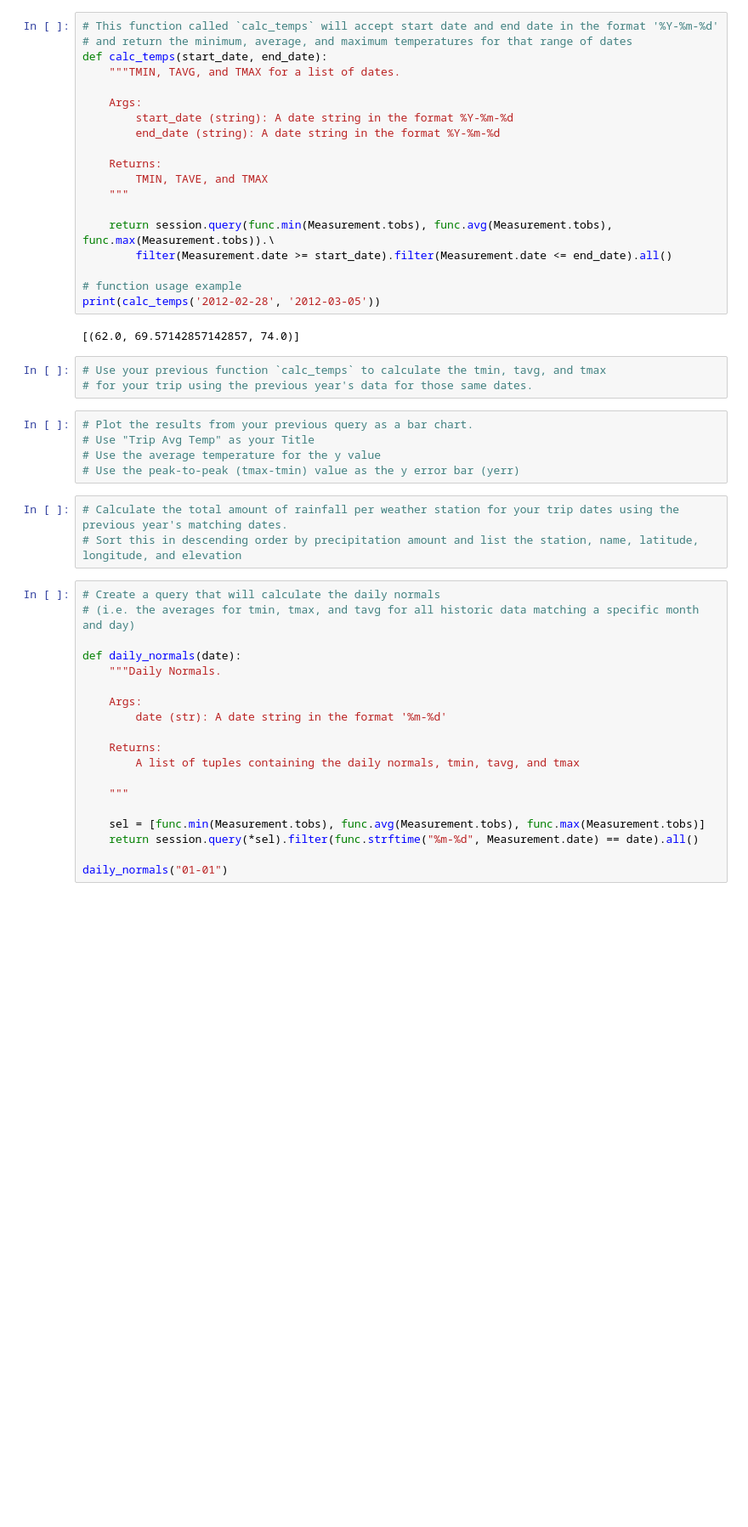
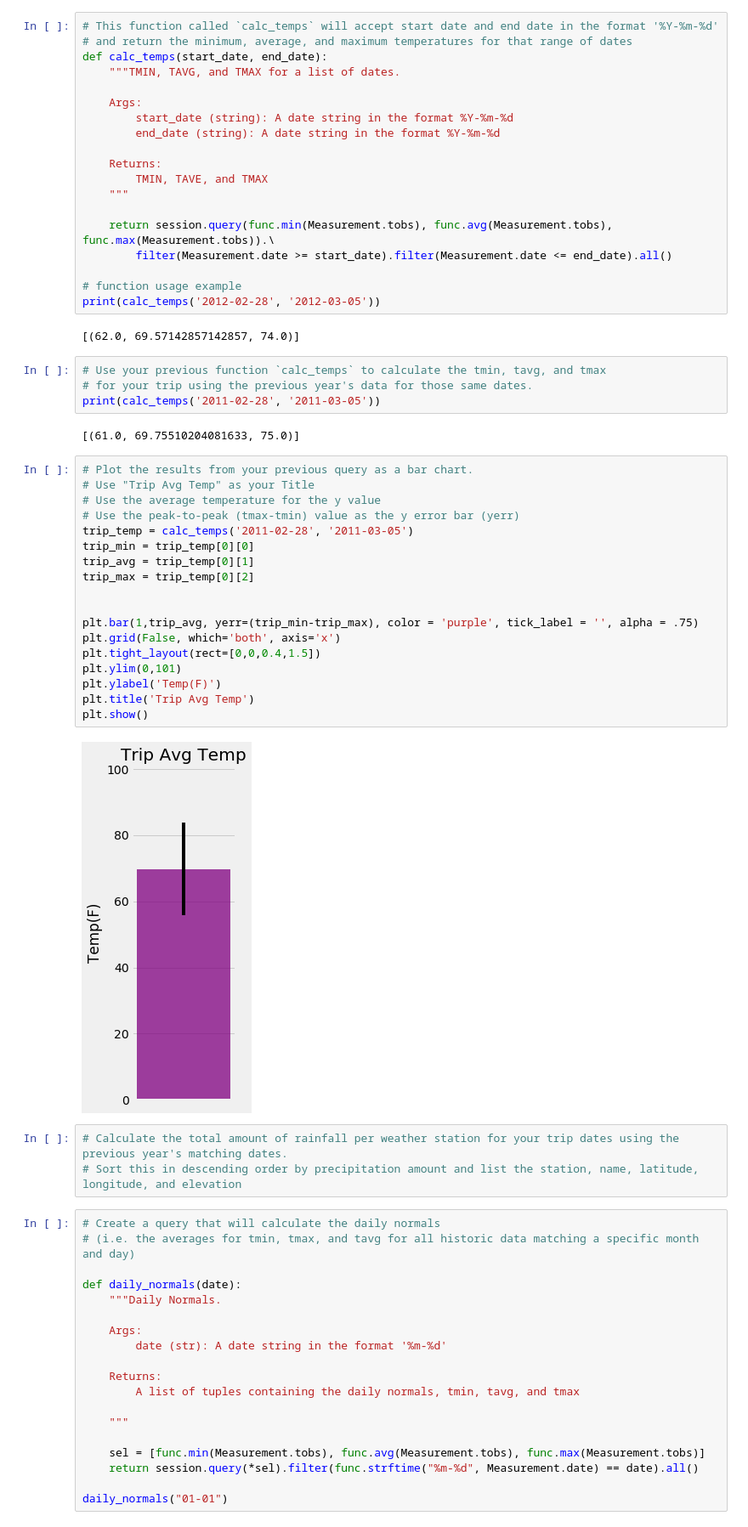
Before and after one commit to quickbarn/sqlalchemy-challenge, a Jupyter notebook: climate_starter.ipynb, the cells around one changed output. Shown at 85% size. Drawn from its saved outputs; the diff is of its cells as text; blank space fills up the shorter version.

```diff
--- a/climate_starter.ipynb
+++ b/climate_starter.ipynb
@@ -155,11 +213,29 @@ print(calc_temps('2012-02-28', '2012-03-05'))
 # %%
 # Use your previous function `calc_temps` to calculate the tmin, tavg, and tmax
 # for your trip using the previous year's data for those same dates.
+print(calc_temps('2011-02-28', '2011-03-05'))
+# %% [output]
+[(61.0, 69.75510204081633, 75.0)]
 # %%
 # Plot the results from your previous query as a bar chart.
 # Use "Trip Avg Temp" as your Title
 # Use the average temperature for the y value
 # Use the peak-to-peak (tmax-tmin) value as the y error bar (yerr)
+trip_temp = calc_temps('2011-02-28', '2011-03-05')
+trip_min = trip_temp[0][0]
+trip_avg = trip_temp[0][1]
+trip_max = trip_temp[0][2]
+
+
+plt.bar(1,trip_avg, yerr=(trip_min-trip_max), color = 'purple', tick_label = '', alpha = .75)
+plt.grid(False, which='both', axis='x')
+plt.tight_layout(rect=[0,0,0.4,1.5])
+plt.ylim(0,101)
+plt.ylabel('Temp(F)')
+plt.title('Trip Avg Temp')
+plt.show()
+# %% [output]
+[figure, added]
 # %%
 # Calculate the total amount of rainfall per weather station for your trip dates using the previous year's matching dates.
 # Sort this in descending order by precipitation amount and list the station, name, latitude, longitude, and elevation
```
Also changed, not shown: parts of 5 cells of this notebook.
